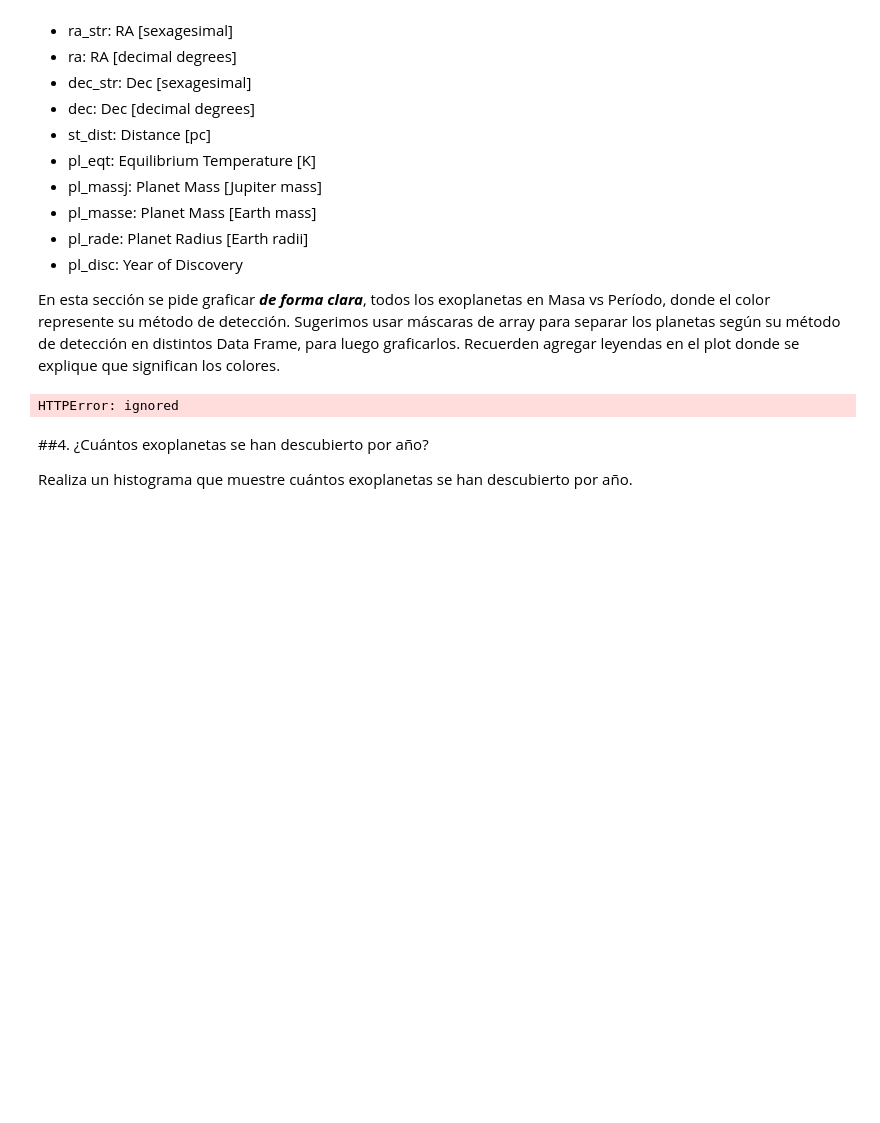
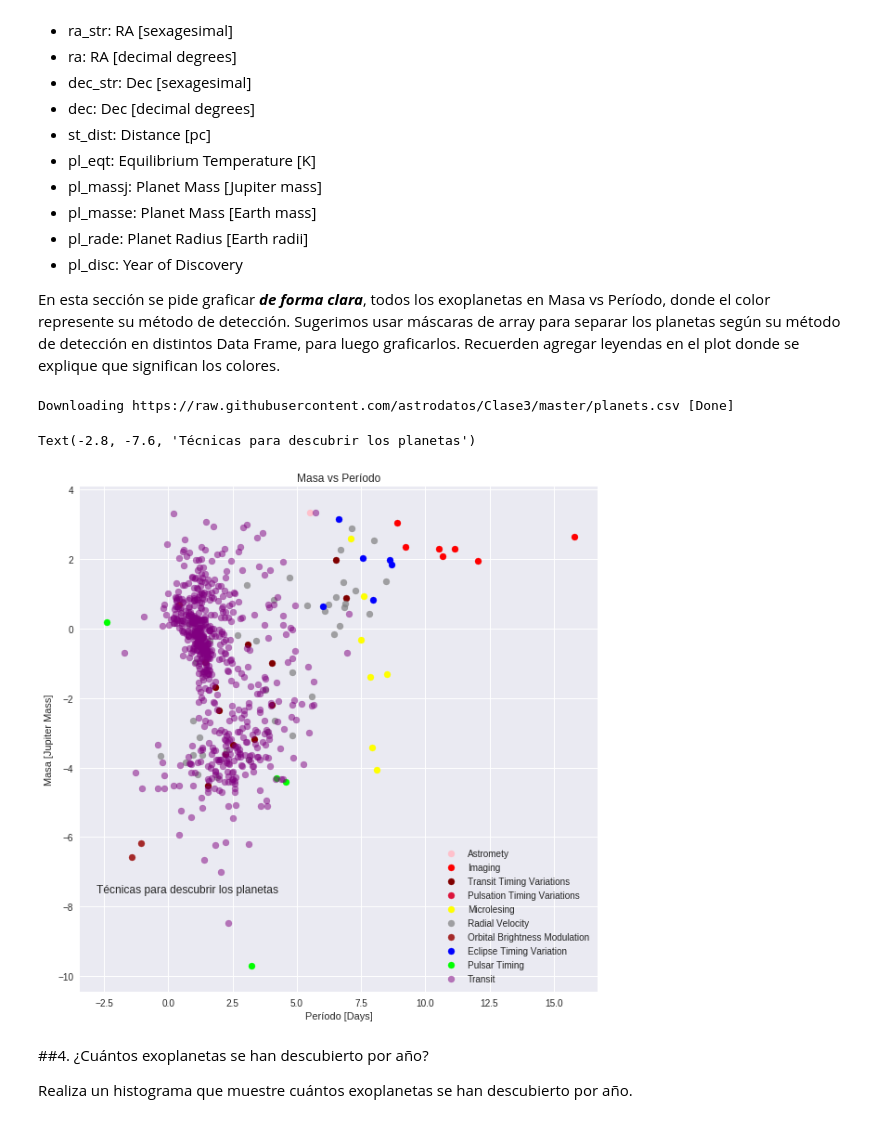
Before and after one commit to simonvidal/minitarea3, a Jupyter notebook: minitarea3.ipynb, the cells around one changed output. Drawn from its saved outputs; the diff is of its cells as text; code cells hidden in the pictures; blank space fills up the shorter version.

```diff
--- a/minitarea3.ipynb
+++ b/minitarea3.ipynb
@@ -183,38 +183,40 @@ En esta sección se pide graficar ***de forma clara***, todos los exoplanetas en
 # Importamos Pandas y cargamos el archivo planets.csv
 import pandas as pd
 
-archivo = download_file('https://raw.githubusercontent.com/piacortes/astroclases/master/planets.csv?token=AXWBlnRlbOADXAfY-qtBxFJQ3SugzCucks5cpBbnwA%3D%3D')
+archivo = download_file("https://raw.githubusercontent.com/astrodatos/Clase3/master/planets.csv")
 planetas = pd.read_csv(archivo, comment="#")
 astro = planetas[planetas['pl_discmethod']=='Astrometry']
 imag = planetas[planetas['pl_discmethod']=='Imaging']
-var.transito =planetas[planetas['pl_discmethod']=='Transit Timing Variations']
+vartransito =planetas[planetas['pl_discmethod']=='Transit Timing Variations']
 pulso = planetas[planetas['pl_discmethod']=='Pulsation Timing Variations']
 micro = planetas[planetas['pl_discmethod']=='Microlensing']
 velocidad = planetas[planetas["pl_discmethod"]=='Radial Velocity']
 orbita = planetas[planetas['pl_discmethod']=='Orbital Brightness Modulation']
 eclipse = planetas[planetas['pl_discmethod']=='Eclipse Timing Variations']
 pulsar = planetas[planetas['pl_discmethod']=='Pulsar Timing']
 transito = planetas[planetas['pl_discmethod']=='Transit']
 
 # Graficar plot
 plt.figure(figsize=(10,10))
 plt.scatter(np.log(astro['pl_orbper']),np.log(astro['pl_massj']),color='pink',label='Astromety')
 plt.scatter(np.log(imag['pl_orbper']),np.log(imag['pl_massj']),color='red',label='Imaging')
-plt.scatter(np.log(var.transito['pl_orbper']),np.log(var.transito['pl_massj']),color='maroon',label='Transit Timing Variations')
-plt.scatter(np.log(pulso['pl_orbper']),np.log(puslo['pl_massj']),color='crimson',label='Pulsation Timing Variations')
+plt.scatter(np.log(vartransito['pl_orbper']),np.log(vartransito['pl_massj']),color='maroon',label='Transit Timing Variations')
+plt.scatter(np.log(pulso['pl_orbper']),np.log(pulso['pl_massj']),color='crimson',label='Pulsation Timing Variations')
 plt.scatter(np.log(micro['pl_orbper']),np.log(micro['pl_massj']),color='yellow',label='Microlesing')
 plt.scatter(np.log(velocidad['pl_orbper']),np.log(velocidad['pl_massj']),color='gray',alpha=0.7,label='Radial Velocity')
 plt.scatter(np.log(orbita['pl_orbper']),np.log(orbita['pl_massj']),color='brown',label='Orbital Brightness Modulation')
 plt.scatter(np.log(eclipse['pl_orbper']),np.log(eclipse['pl_massj']),color='blue',label='Eclipse Timing Variation')
 plt.scatter(np.log(pulsar['pl_orbper']),np.log(pulsar['pl_massj']),color='lime',label='Pulsar Timing')
 plt.scatter(np.log(transito['pl_orbper']),np.log(transito['pl_massj']),color='purple',alpha=0.5,label='Transit')
 plt.legend()
 plt.title('Masa vs Período')
 plt.xlabel('Período [Days]')
 plt.ylabel('Masa [Jupiter Mass]')
 plt.text(-2.8,-7.6,'Técnicas para descubrir los planetas')
 # %% [output]
-HTTPError: ignored
+Downloading https://raw.githubusercontent.com/astrodatos/Clase3/master/planets.csv [Done]
+Text(-2.8, -7.6, 'Técnicas para descubrir los planetas')
+[figure, added]
 # %% [markdown]
 ##4. ¿Cuántos exoplanetas se han descubierto por año?
 
```
Also changed, not shown: parts of 3 cells of this notebook.
